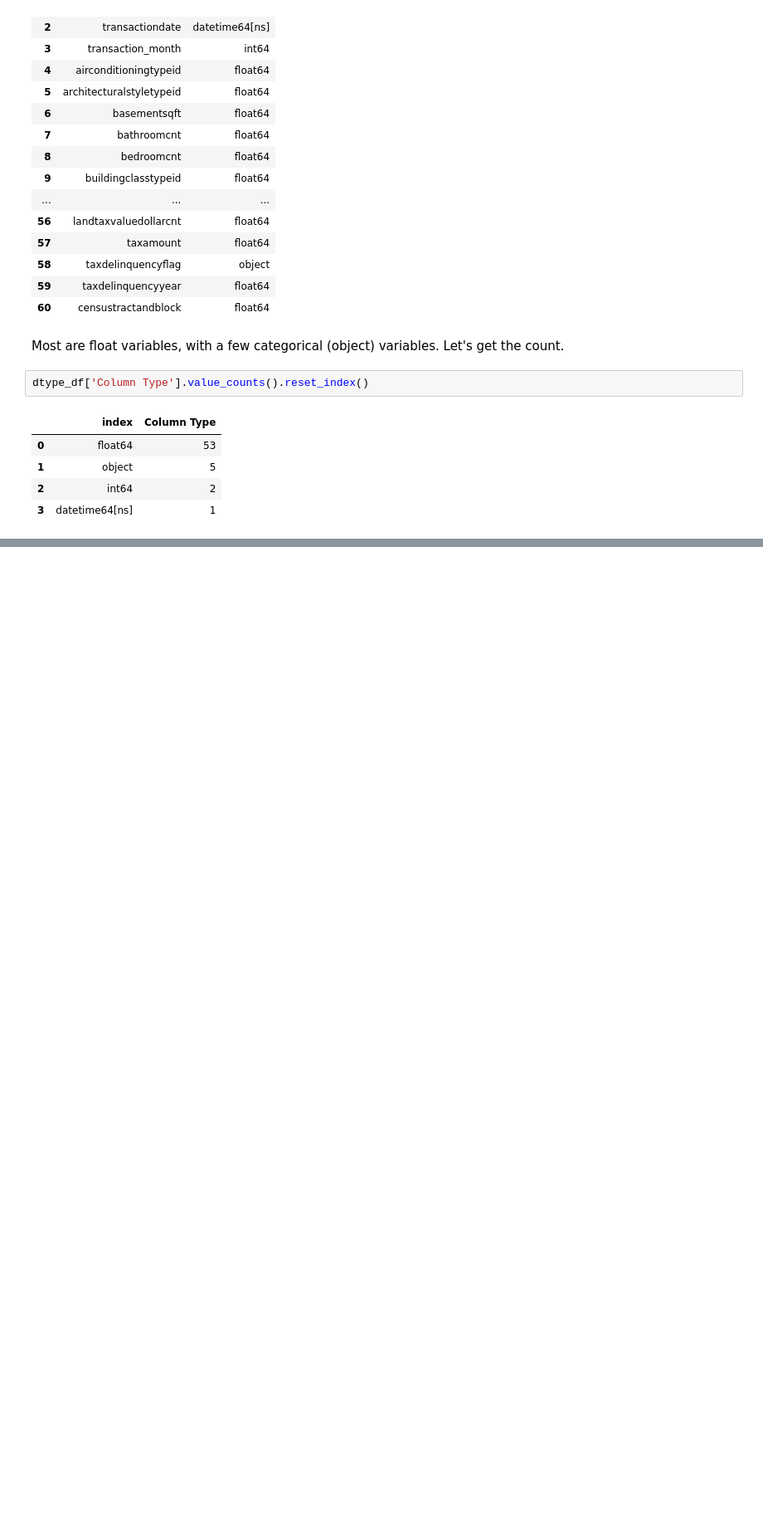
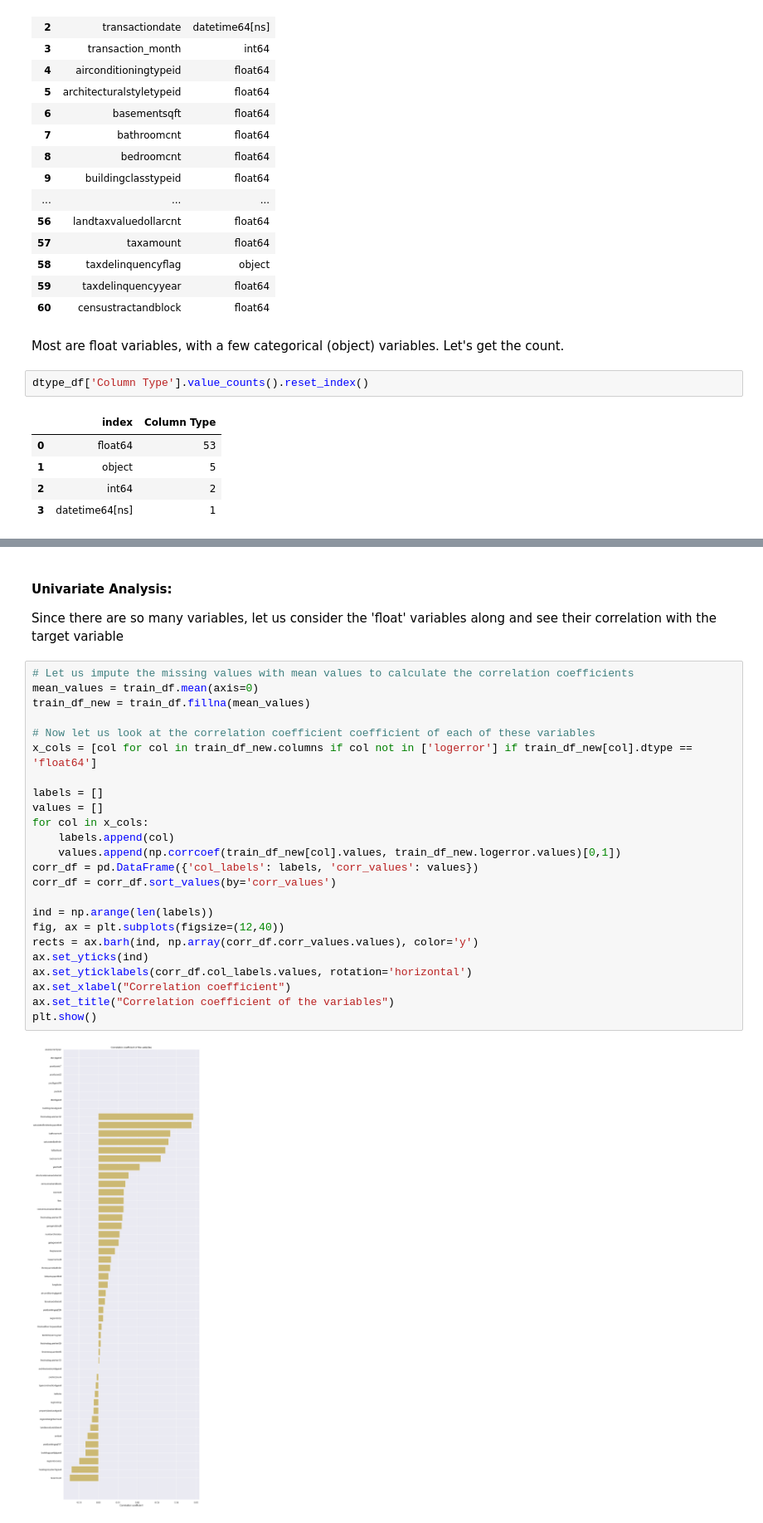
Before and after one commit to bhargav-borah/EDAZillowHomeValuePrediction, a Jupyter notebook: EDA_notebook.ipynb, the cells around one changed output, grey strips where cells are left out. Shown at 83% size. Cells and saved outputs as stored; diff of their text form; blank space fills up the shorter version.

```diff
--- a/EDA_notebook.ipynb
+++ b/EDA_notebook.ipynb
@@ -209,0 +235,29 @@ dtype_df['Column Type'].value_counts().reset_index()
+# %% [markdown]
+#### Univariate Analysis:
+Since there are so many variables, let us consider the 'float' variables along and see their correlation with the target variable
+# %%
+# Let us impute the missing values with mean values to calculate the correlation coefficients
+mean_values = train_df.mean(axis=0)
+train_df_new = train_df.fillna(mean_values)
+
+# Now let us look at the correlation coefficient coefficient of each of these variables
+x_cols = [col for col in train_df_new.columns if col not in ['logerror'] if train_df_new[col].dtype == 'float64']
+
+labels = []
+values = []
+for col in x_cols:
+    labels.append(col)
+    values.append(np.corrcoef(train_df_new[col].values, train_df_new.logerror.values)[0,1])
+corr_df = pd.DataFrame({'col_labels': labels, 'corr_values': values})
+corr_df = corr_df.sort_values(by='corr_values')
+
+ind = np.arange(len(labels))
+fig, ax = plt.subplots(figsize=(12,40))
+rects = ax.barh(ind, np.array(corr_df.corr_values.values), color='y')
+ax.set_yticks(ind)
+ax.set_yticklabels(corr_df.col_labels.values, rotation='horizontal')
+ax.set_xlabel("Correlation coefficient")
+ax.set_title("Correlation coefficient of the variables")
+plt.show()
+# %% [output]
+[figure, added]
```
Also changed, not shown: parts of 8 cells of this notebook.
